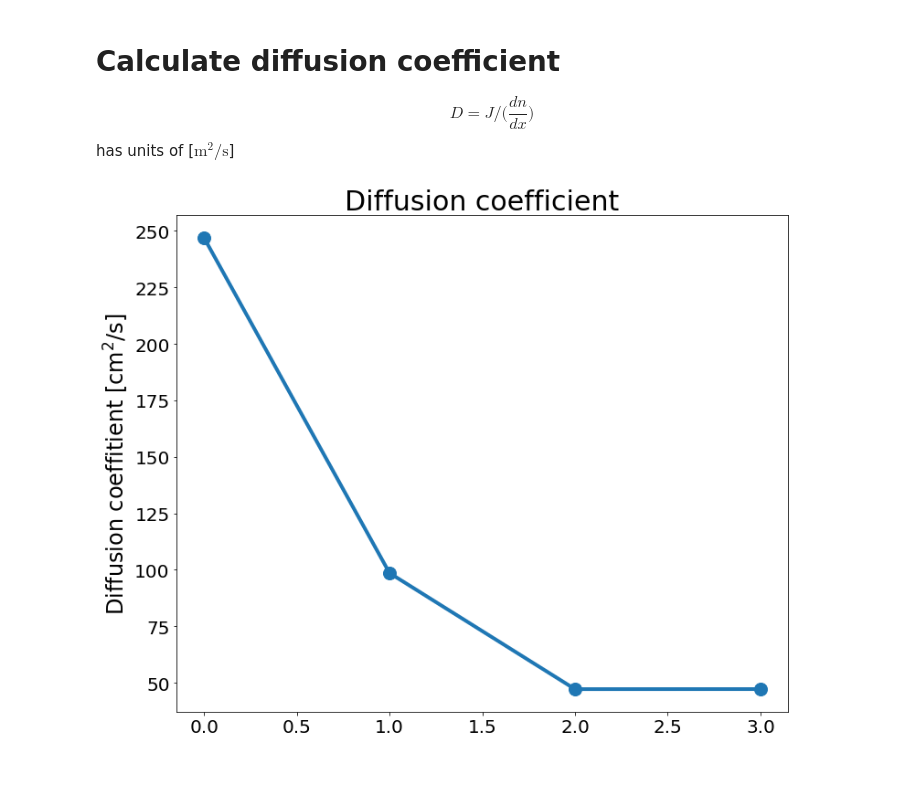
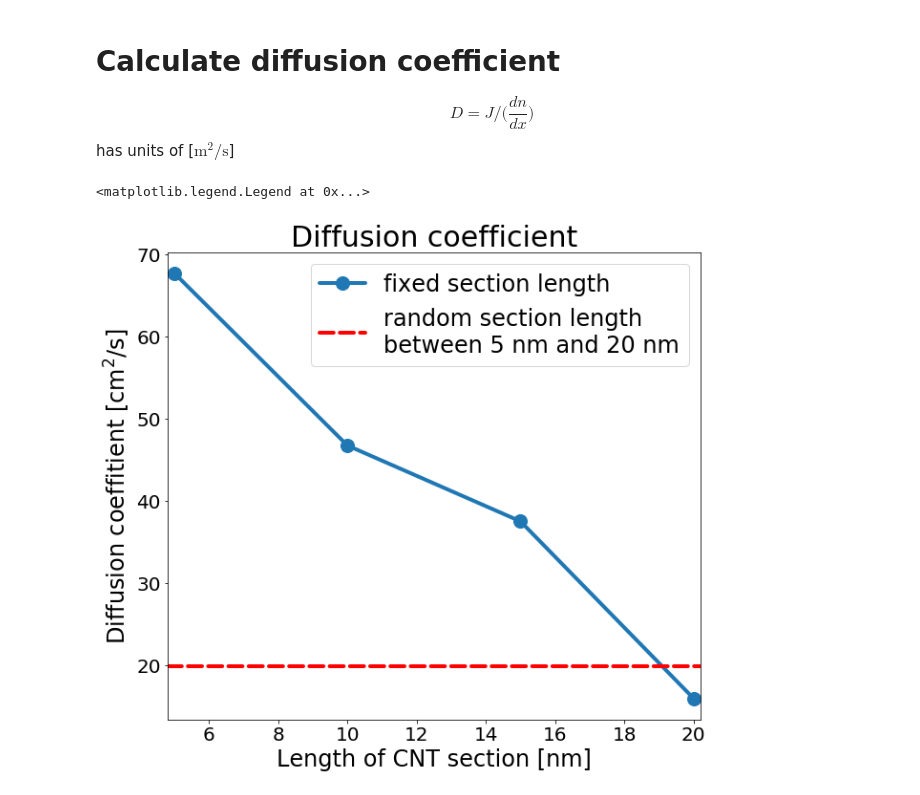
Before and after one commit to amirhosseindavoody/cnt_film_monte_carlo, a Jupyter notebook: visualization/monte_carlo_results.ipynb, the cells around one changed output. Cells and saved outputs as stored; diff of their text form; code cells hidden in the pictures.

```diff
--- a/visualization/monte_carlo_results.ipynb
+++ b/visualization/monte_carlo_results.ipynb
@@ -7,3 +1,18 @@ import os.path
+# %%
+import numpy as np
+import matplotlib.pyplot as plt
+import os.path
+import matplotlib as mpl
+
+%matplotlib inline
+
+# customize matplotlib styles
+mpl.rc('lines', linewidth=4) # default linewidth
+mpl.rc('lines', dash_capstyle='round') # default dashed line capstyle
+mpl.rc('lines', solid_capstyle='round') # default solid line capstyle
+mpl.rc('xtick', labelsize=20) # default label size for xtick
+mpl.rc('ytick', labelsize=20) # default label size for ytick
+mpl.rc('axes', titlesize=30) # default title size
 # %% [markdown]
 # Physical constants
 # %%
@@ -14,14 +23,16 @@ eV = 1.6e-19 # electron volt in Jouls
 # %%
 directories = list()
 
-directories.append(os.path.expanduser("~/research/monte_carlo_davoody_realistic_5_nm_bids_1.5_thick"))
-directories.append(os.path.expanduser("~/research/monte_carlo_davoody_realistic_10_nm_bids_1.5_thick"))
-directories.append(os.path.expanduser("~/research/monte_carlo_davoody_realistic_15_nm_bids_1.5_thick"))
-directories.append(os.path.expanduser("~/research/monte_carlo_davoody_realistic_20_nm_bids_1.5_thick"))
+directories.append(os.path.expanduser("~/research/monte_carlo_davoody_realistic_random_5to20_bids_1.5nm_thick"))
+directories.append(os.path.expanduser("~/research/monte_carlo_davoody_realistic_random_5to20_bids_2nm_thick"))
+directories.append(os.path.expanduser("~/research/monte_carlo_davoody_realistic_random_5to20_bids_2.5nm_thick"))
+directories.append(os.path.expanduser("~/research/monte_carlo_davoody_realistic_random_5to20_bids_3nm_thick"))
+directories.append(os.path.expanduser("~/research/monte_carlo_davoody_realistic_random_5to20_bids_3.5nm_thick"))
+directories.append(os.path.expanduser("~/research/monte_carlo_davoody_realistic_random_5to20_bids_4nm_thick"))
 # %% [markdown]
 # read the current data
 # %%
-def plot_current(directory, box_size=10, color=None, ax=None):
+def plot_current(directory, box_size=200, color=None, ax=None):
     if (ax is None):
         fig = plt.figure(figsize=(12,10))
         ax = fig.add_subplot(1,1,1)
@@ -118,7 +131,7 @@ def plot_population_vs_position(directory, start=0, end=None, color=None, ax=Non
     if (end is None):
         end = population.shape[0]
 
-    assert (population.shape[0] > start), "start interval must be smaller than the number of time steps: {}".format(population.shape[0])
+#     assert (population.shape[0] > start), "start interval must be smaller than the number of time steps: {}".format(population.shape[0])
     avg_population = np.mean(population[start:end,:],0)
 
     ax.plot(distance*1.e9, avg_population, linewidth=5, marker='o', markersize=14, color=color)
@@ -136,7 +149,7 @@ density_gradient = np.array([])
 fig = plt.figure(figsize=(12,10))
 ax = fig.add_subplot(1,1,1)
 for d in directories:
-    grad = plot_population_vs_position(d, start=10,end=None,ax=ax)
+    grad = plot_population_vs_position(d, start=-2000,end=None,ax=ax)
     density_gradient = np.append(density_gradient,grad)
 
 _ = ax.set_title("Particle profile vs position at various time intervals",fontsize=30)
@@ -163,14 +178,21 @@ $$ D = J/\big(\frac{dn}{dx}\big) $$
 has units of [$\text{m}^2/\text{s}$]
 # %%
 diff_coef = np.divide(current,density_gradient)
-x_axis = np.array(range(len(diff_coef)))
+# x_axis = np.array(range(len(diff_coef)))
+x_axis = np.array([5,10,15,20])
 
-fig = plt.figure(figsize=(12,10))
+fig = plt.figure(figsize=(10,9))
 ax = fig.add_subplot(1,1,1)
-ax.plot(x_axis, diff_coef*1.e4, linewidth=4, marker='o', markersize='14')
+ax.plot(x_axis, diff_coef[:len(x_axis)]*1.e4, linewidth=4, marker='o', markersize='14')
+
+ax.axhline(y=diff_coef[-1]*1.e4, linewidth=4, color='red', linestyle='dashed')
 
 ax.set_title("Diffusion coefficient", fontsize=30)
 ax.set_ylabel("Diffusion coeffitient [cm$^2$/s]",fontsize=24)
+ax.set_xlabel("Length of CNT section [nm]",fontsize=24)
 ax.tick_params(labelsize=20)
+ax.set_xlim([4.8,20.2])
+ax.legend(['fixed section length', 'random section length\nbetween 5 nm and 20 nm'], fontsize=24)
 # %% [output]
+<matplotlib.legend.Legend at 0x...>
-[figure, old version]
+[figure, new version]
```
Also changed, not shown: parts of 4 cells of this notebook, 10 other files.
